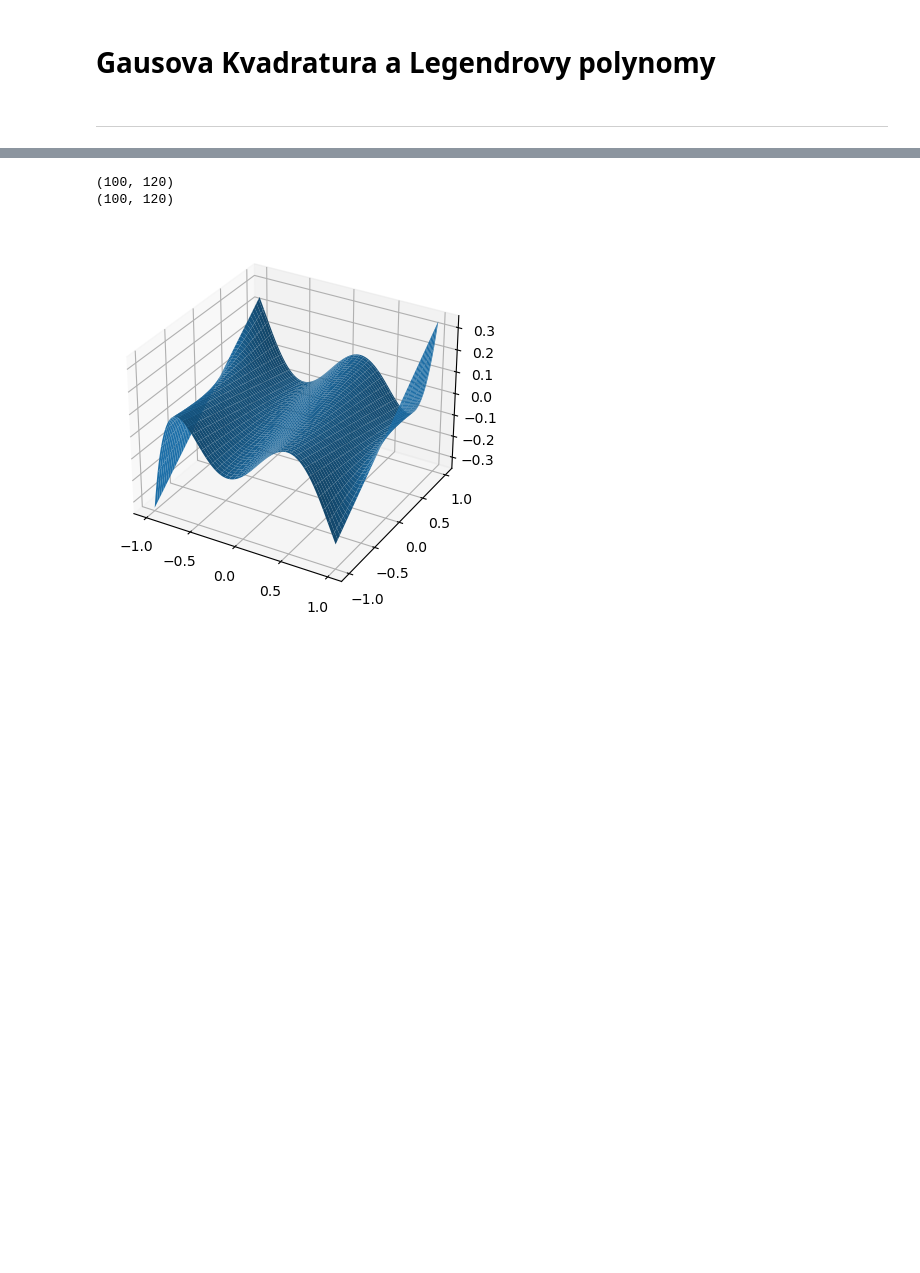
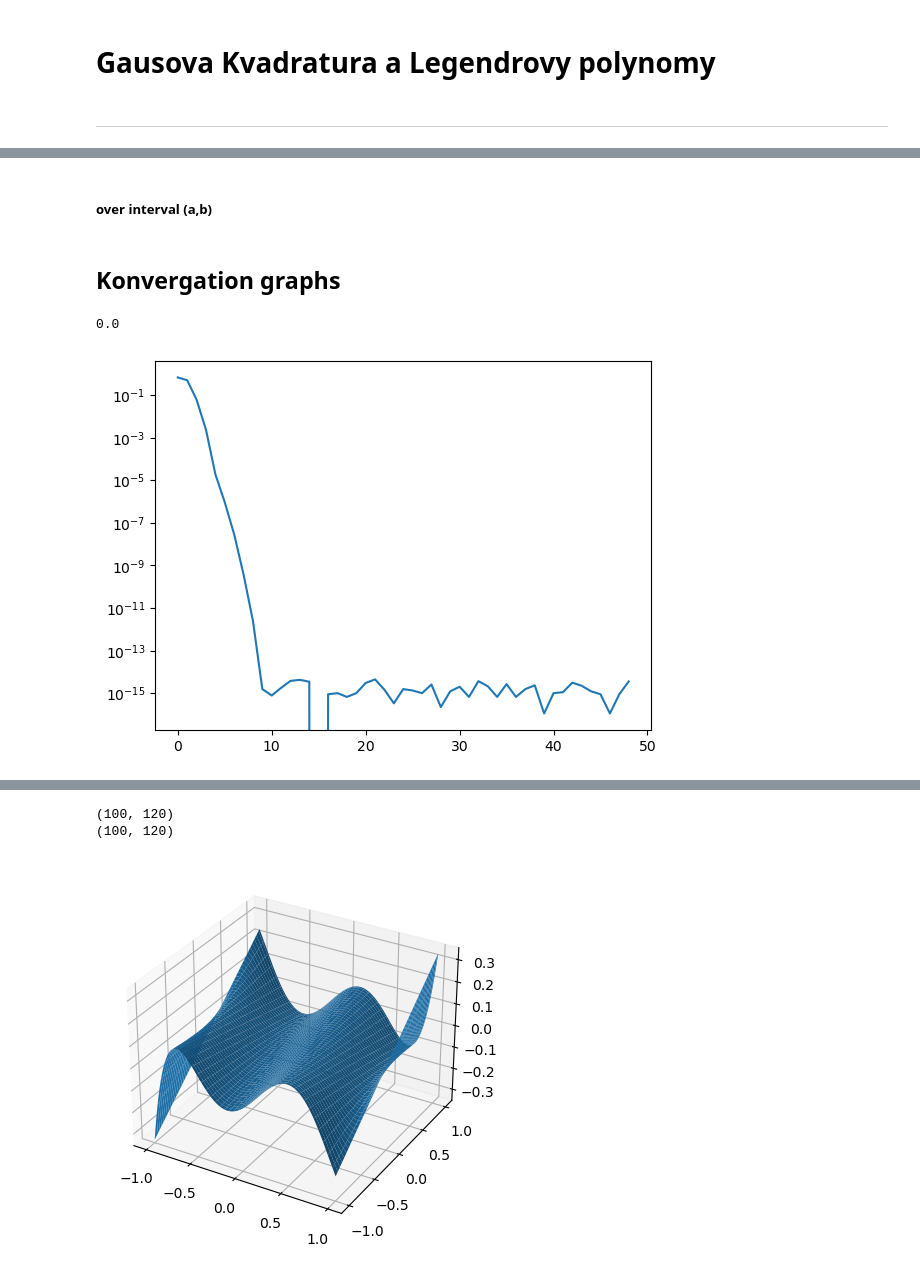
Before and after one commit to SED0280/BakalarkaCode, a Jupyter notebook: Gausova Kvadratura.ipynb, the cells around one changed output, grey strips where cells are left out. Saved outputs shown, nothing was run; the diff lists cells and outputs as text; code cells hidden in the pictures; blank space fills up the shorter version.

Commit message:
Konvergation graphs1

```diff
--- a/Gausova Kvadratura.ipynb
+++ b/Gausova Kvadratura.ipynb
@@ -95,3 +113,5 @@ print("error:", Gq - (fI(1)-fI(-1)))
+# %% [markdown]
+##### over interval (a,b)
 # %%
 n = 100
 a = 10
@@ -102,3 +122,17 @@ Gq = kv.JacobiGaussQuadLegendreInterval(f, n, a, b)
 print("Gauss-quadrature:", Gq)
 print("actual value of integral:", fI(b)-fI(a))
 print("error:", Gq - (fI(b)-fI(a)))
+# %% [markdown]
+## Konvergation graphs
+# %%
+n = 50
+def f(x): return np.exp(x)*np.sin(np.pi*x)
+res = []
+for i in range(1, n):
+    res.append(abs(kv.JacobiGaussQuadLegendre(f, i) - 0.67932618340209469947815632370907306163177032877927709391270561911906360182))
+plt.plot(res)
+plt.yscale('log')
+print(res[15])
+# %% [output]
+0.0
+[figure, added]
```
Also changed, not shown: parts of 11 cells of this notebook.
